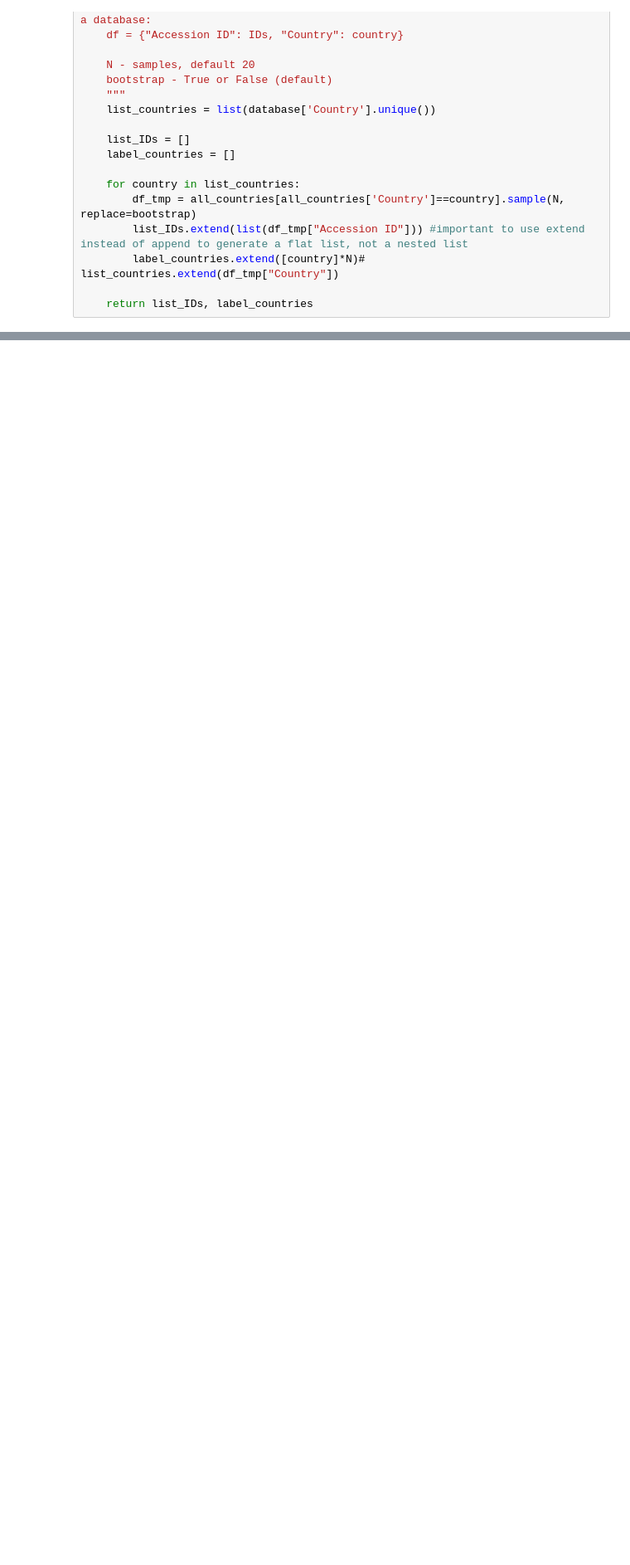
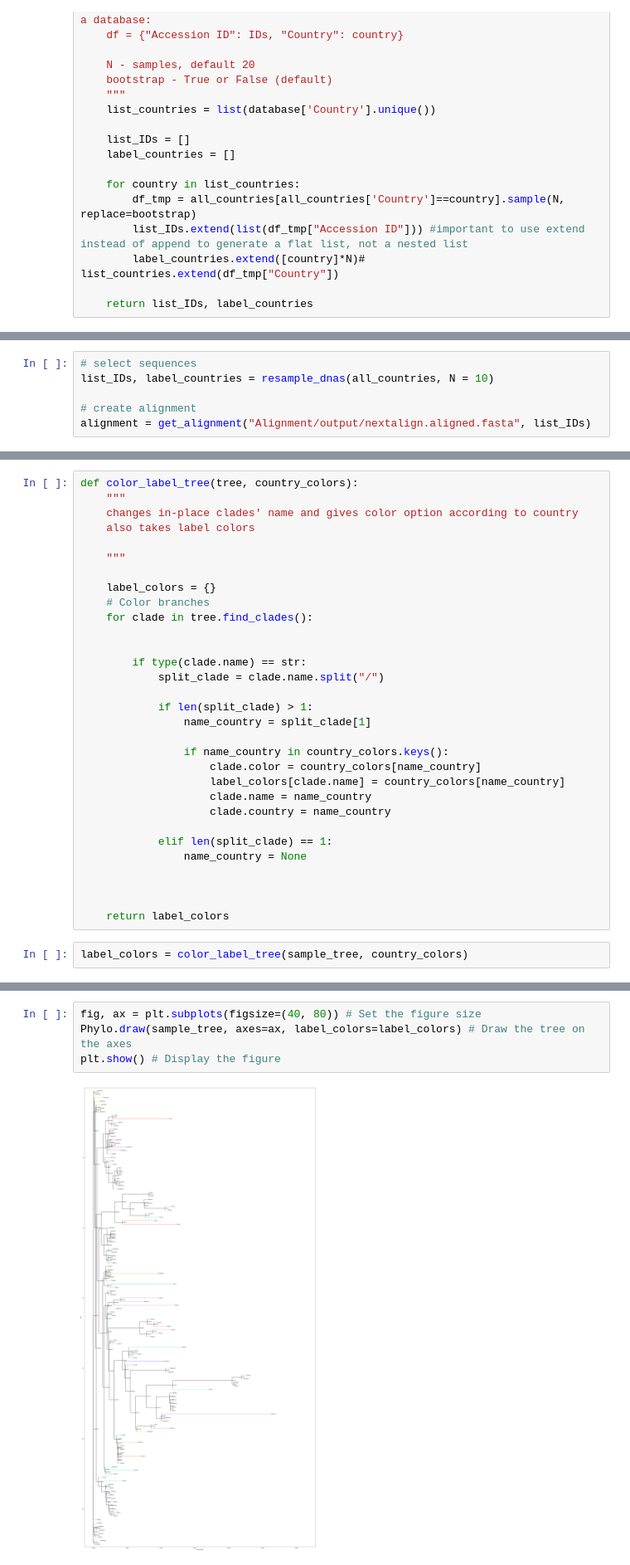
Before and after one commit to Sultan-Ai/COVID, a Jupyter notebook: COVID_analysis.ipynb, the cells around one changed output, grey strips where cells are left out. Shown at 83% size. Saved outputs shown, nothing was run; the diff lists cells and outputs as text; blank space fills up the shorter version.

```diff
--- a/COVID_analysis.ipynb
+++ b/COVID_analysis.ipynb
@@ -434,0 +420,6 @@ fig = Phylo.draw(mammals_tree)
+# %%
+# select sequences
+list_IDs, label_countries = resample_dnas(all_countries, N = 10)
+
+# create alignment
+alignment = get_alignment("Alignment/output/nextalign.aligned.fasta", list_IDs)
@@ -434,0 +496,33 @@ fig = Phylo.draw(mammals_tree)
+# %%
+def color_label_tree(tree, country_colors):
+    """
+    changes in-place clades' name and gives color option according to country
+    also takes label colors
+
+    """
+
+    label_colors = {}
+    # Color branches
+    for clade in tree.find_clades():
+
+
+        if type(clade.name) == str:
+            split_clade = clade.name.split("/")
+
+            if len(split_clade) > 1:
+                name_country = split_clade[1]
+
+                if name_country in country_colors.keys():
+                    clade.color = country_colors[name_country]
+                    label_colors[clade.name] = country_colors[name_country]
+                    clade.name = name_country
+                    clade.country = name_country
+
+            elif len(split_clade) == 1:
+                name_country = None
+
+
+
+    return label_colors
+# %%
+label_colors = color_label_tree(sample_tree, country_colors)
@@ -434,0 +533,6 @@ fig = Phylo.draw(mammals_tree)
+# %%
+fig, ax = plt.subplots(figsize=(40, 80)) # Set the figure size
+Phylo.draw(sample_tree, axes=ax, label_colors=label_colors) # Draw the tree on the axes
+plt.show() # Display the figure
+# %% [output]
+[figure, added]
```
Also changed, not shown: parts of 27 cells of this notebook.
